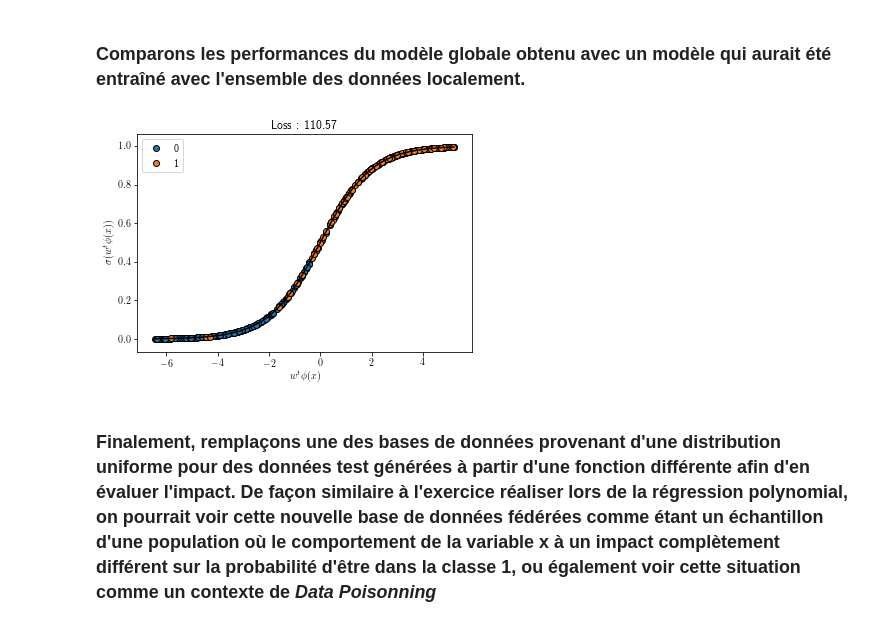
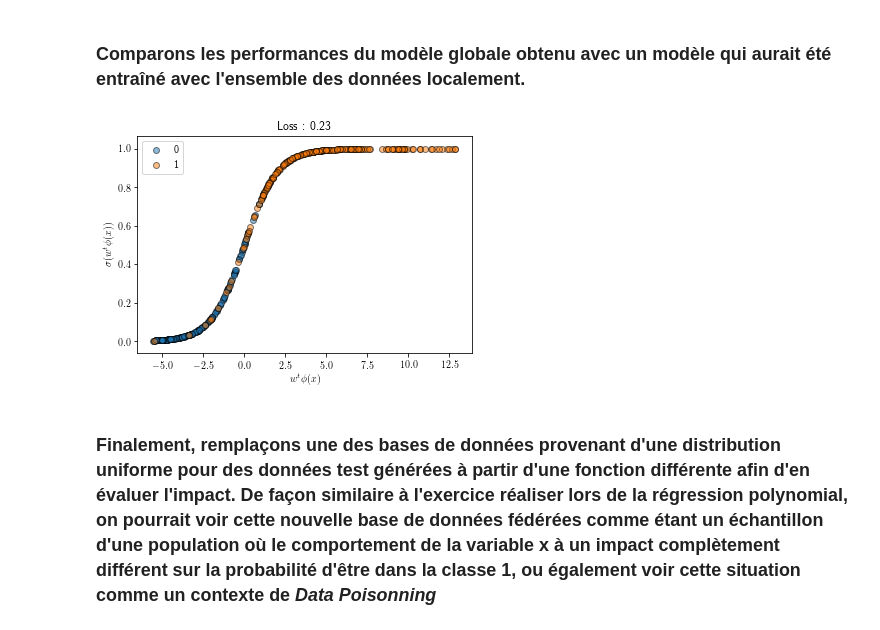
Before and after one commit to Rayn2402/FLSimulator, a Jupyter notebook: FedAvgLogistic.ipynb, the cells around one changed output. Drawn from its saved outputs; the diff is of its cells as text; code cells hidden in the pictures.

```diff
--- a/FedAvgLogistic.ipynb
+++ b/FedAvgLogistic.ipynb
@@ -138,16 +143,15 @@ f_network.run_learning(nb_of_rounds=5, show_round_results=True)
 ### Comparons les performances du modèle globale obtenu avec un modèle qui aurait été entraîné avec l'ensemble des données localement.
 # %%
 # Création d'un nouveau modèle de régression logistic emblable au modèle global précédent
-local_logistic_reg = LogisticRegressor(phi=polynomial_features(4), eta0=1, learning_rate='invscaling')
+local_logistic_reg = LogisticRegressor(phi=polynomial_features(4), eta0=0.5, learning_rate='adaptive')
 
-# Entrainons le localement avec l'ensemble des données et un budget total d'epochs considérable de 1000
-# et un minibatch size de 3 pour accélérer le processus
-local_logistic_reg.train(X_total, t_total, minibatch_size=3, nb_epoch=1000)
+# Entrainons le localement avec l'ensemble des données et un budget total d'epochs considérable de 100
+local_logistic_reg.train(X_total, t_total, minibatch_size=1, nb_epoch=100)
 
 # Comparons le modèle local au modèle fédéré
-local_logistic_reg.plot_model(X_total, t_total, title='Loss : ' + str(round(local_logistic_reg.loss(X_total, t_total), 2)))
+local_logistic_reg.plot_model(X_total, t_total, title='Loss : ' + str(round(local_logistic_reg.loss(X_total, t_total)/X_total.shape[0], 2)))
 # %% [output]
-[figure, old version]
+[figure, new version]
 # %% [markdown]
 ### Finalement, remplaçons une des bases de données provenant d'une distribution uniforme pour des données test générées à partir d'une fonction différente afin d'en évaluer l'impact. De façon similaire à l'exercice réaliser lors de la régression polynomial, on pourrait voir cette nouvelle base de données fédérées comme étant un échantillon d'une population où le comportement de la variable x à un impact complètement différent sur la probabilité d'être dans la classe 1, ou également voir cette situation comme un contexte de _Data Poisonning_
 # %%
```
Also changed, not shown: parts of 11 cells of this notebook.
